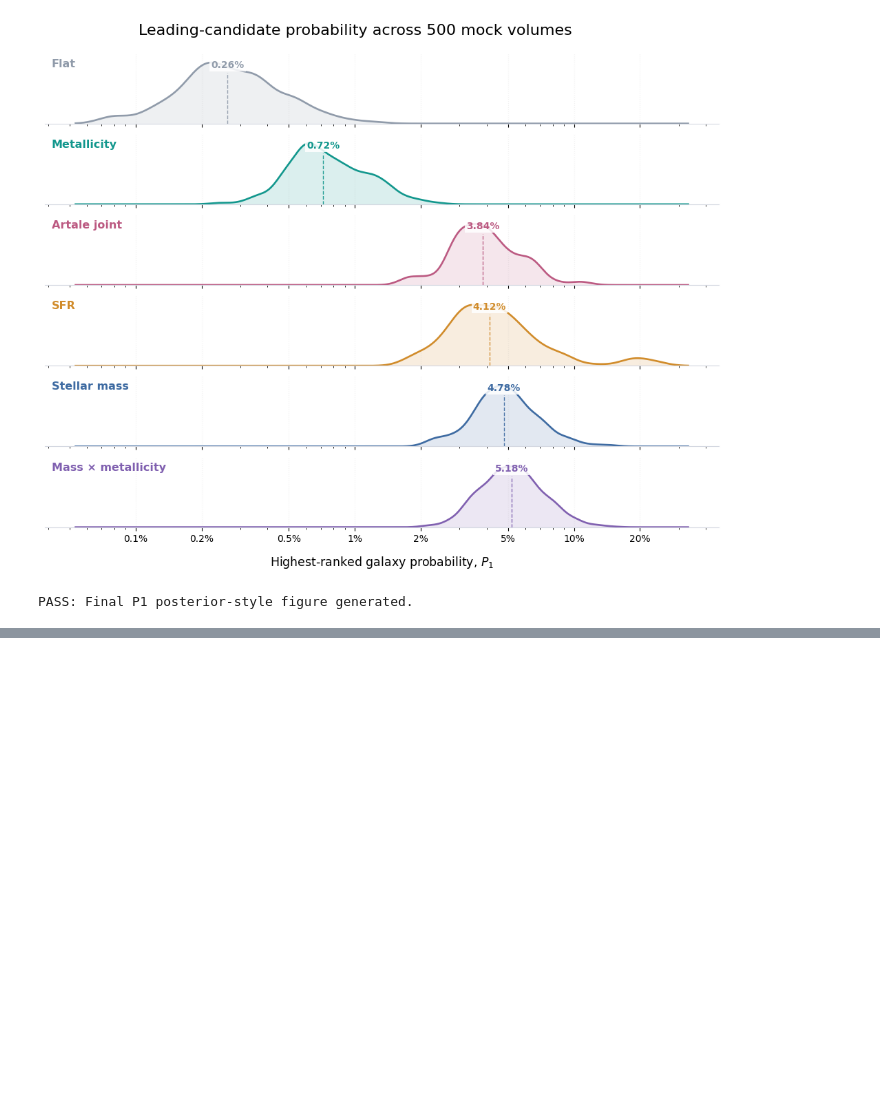
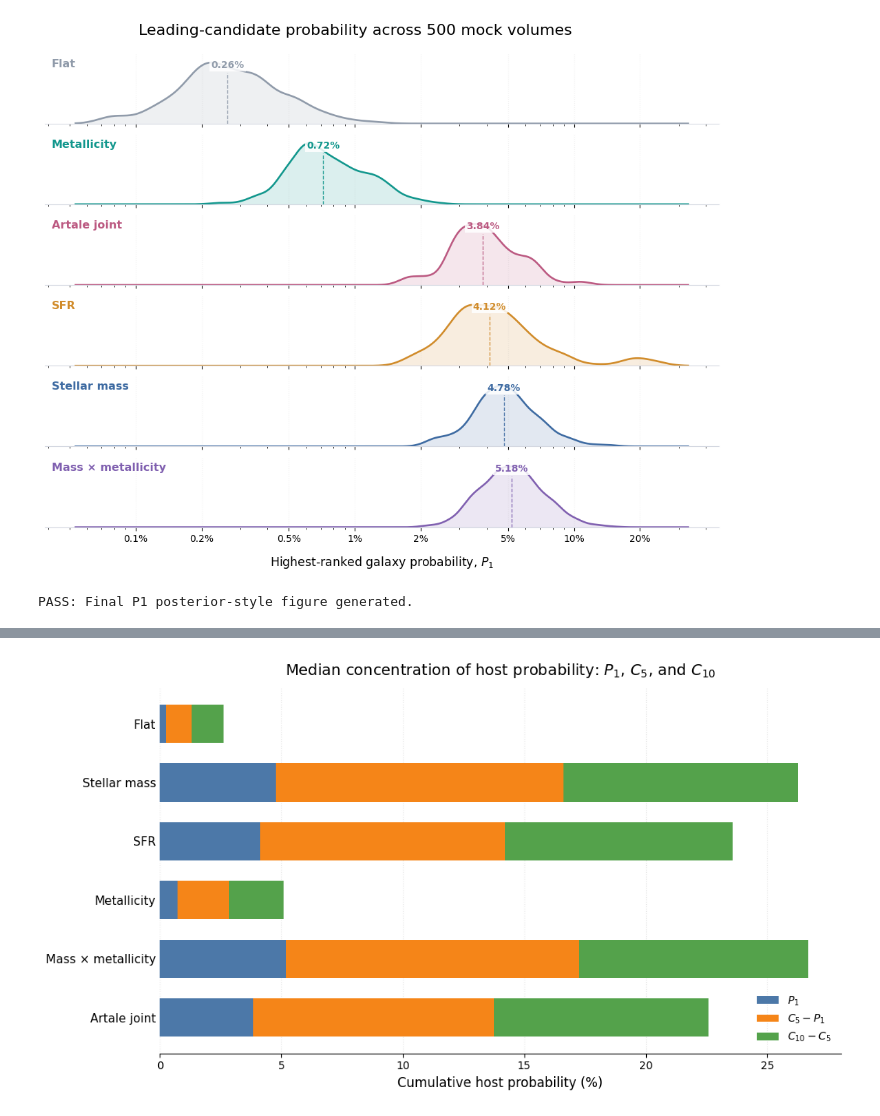
Before and after one commit to saatour/GW170817, a Jupyter notebook: 20261013_EAGLE_simulation_analysis_Chapter6.ipynb, the cells around one changed output, grey strips where cells are left out. Cells and saved outputs as stored; diff of their text form; code cells hidden in the pictures; blank space fills up the shorter version.

```diff
--- a/20261013_EAGLE_simulation_analysis_Chapter6.ipynb
+++ b/20261013_EAGLE_simulation_analysis_Chapter6.ipynb
@@ -5888,0 +5829,49 @@ PASS: Final P1 posterior-style figure generated.
+# %%
+fig, ax = plt.subplots(figsize=(10.5, 5.8))
+
+y = np.arange(len(summary_plot))
+
+colors = {
+    "Top1": "#4C78A8",
+    "Ranks2to5": "#F58518",
+    "Ranks6to10": "#54A24B"
+}
+
+ax.barh(
+    y, summary_plot["Top1"],
+    color=colors["Top1"], height=0.65, label=r"$P_1$"
+)
+ax.barh(
+    y, summary_plot["Ranks2to5"],
+    left=summary_plot["Top1"],
+    color=colors["Ranks2to5"], height=0.65,
+    label=r"$C_5 - P_1$"
+)
+ax.barh(
+    y, summary_plot["Ranks6to10"],
+    left=summary_plot["Top1"] + summary_plot["Ranks2to5"],
+    color=colors["Ranks6to10"], height=0.65,
+    label=r"$C_{10} - C_5$"
+)
+
+ax.set_yticks(y)
+ax.set_yticklabels(summary_plot["Prior"], fontsize=11)
+ax.set_xlabel("Cumulative host probability (%)", fontsize=12)
+ax.set_title(
+    r"Median concentration of host probability: $P_1$, $C_5$, and $C_{10}$",
+    fontsize=14, pad=12
+)
+
+ax.grid(axis="x", linestyle=":", linewidth=0.8, alpha=0.3)
+ax.set_axisbelow(True)
+
+for spine in ["top", "right", "left"]:
+    ax.spines[spine].set_visible(False)
+
+ax.tick_params(axis="y", length=0)
+ax.legend(frameon=False, loc="lower right")
+
+fig.tight_layout()
+plt.show()
+# %% [output]
+[figure, added]
```
Also changed, not shown: parts of 31 cells of this notebook.
